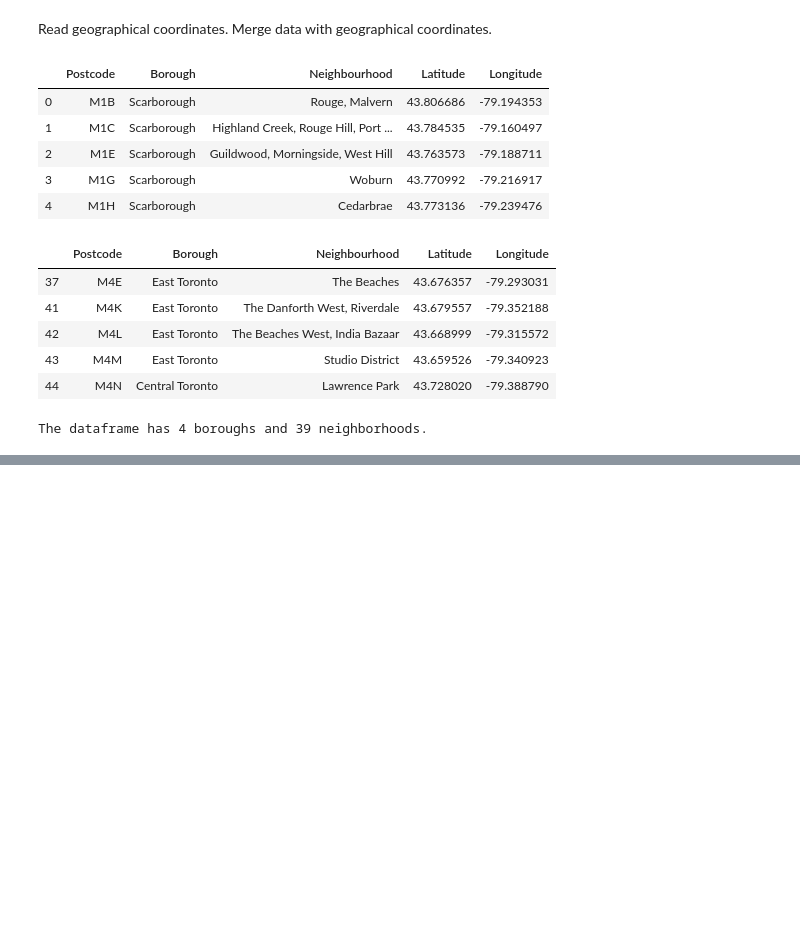
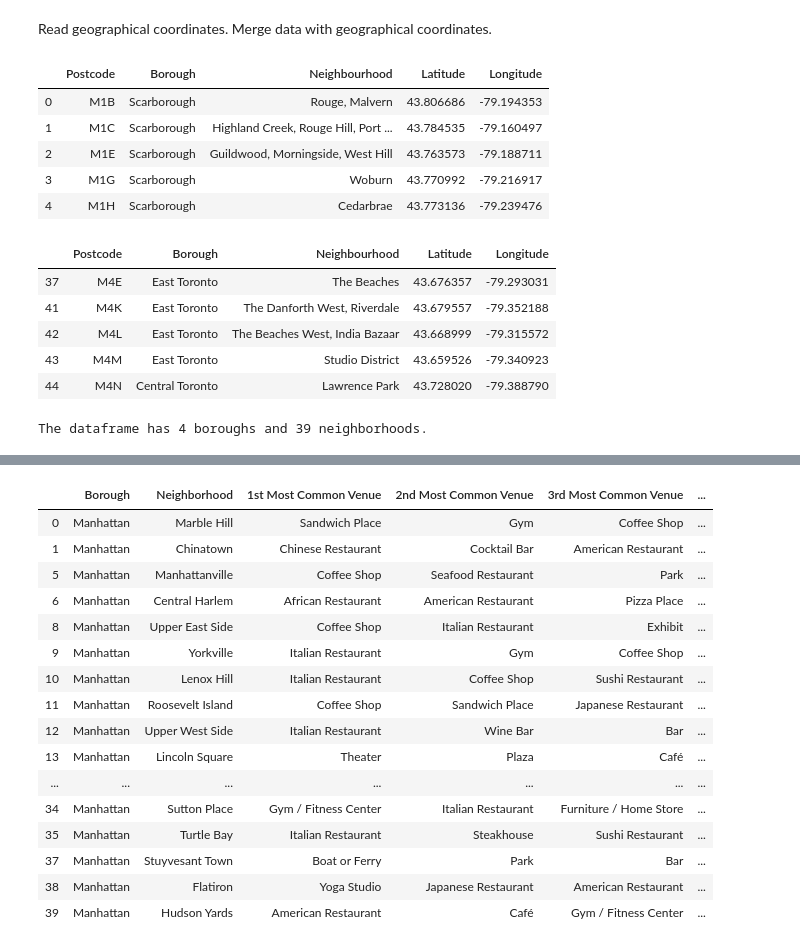
Before and after one commit to kicokicoo/Coursera_Capstone, a Jupyter notebook: The_Battle_of_Neighborhoods.ipynb, the cells around one changed output, grey strips where cells are left out. Saved outputs shown, nothing was run; the diff lists cells and outputs as text; code cells hidden in the pictures; blank space fills up the shorter version.

```diff
--- a/The_Battle_of_Neighborhoods.ipynb
+++ b/The_Battle_of_Neighborhoods.ipynb
@@ -239,0 +375,3 @@ def getNearbyVenues(names, latitudes, longitudes):
+# %%
+Data_grouped = Data_onehot.groupby(['Borough','Neighborhood']).mean().reset_index()
+Data_grouped
@@ -239,0 +398,6 @@ def getNearbyVenues(names, latitudes, longitudes):
+# %%
+def return_most_common_venues(row, num_top_venues):
+    row_categories = row.iloc[2:]
+    row_categories_sorted = row_categories.sort_values(ascending=False)
+
+    return row_categories_sorted.index.values[0:num_top_venues]
@@ -239,0 +482,20 @@ def getNearbyVenues(names, latitudes, longitudes):
+# %%
+Alldata_merged.loc[Alldata_merged['Cluster Labels'] == 1, Alldata_merged.columns[[0] + [1] + list(range(5, Alldata_merged.shape[1]))]]
+# %% [output]
+|  | Borough | Neighborhood | 1st Most Common Venue | 2nd Most Common Venue | 3rd Most Common Venue | ... |
+| 0 | Manhattan | Marble Hill | Sandwich Place | Gym | Coffee Shop | ... |
+| 1 | Manhattan | Chinatown | Chinese Restaurant | Cocktail Bar | American Restaurant | ... |
+| 5 | Manhattan | Manhattanville | Coffee Shop | Seafood Restaurant | Park | ... |
+| 6 | Manhattan | Central Harlem | African Restaurant | American Restaurant | Pizza Place | ... |
+| 8 | Manhattan | Upper East Side | Coffee Shop | Italian Restaurant | Exhibit | ... |
+| 9 | Manhattan | Yorkville | Italian Restaurant | Gym | Coffee Shop | ... |
+| 10 | Manhattan | Lenox Hill | Italian Restaurant | Coffee Shop | Sushi Restaurant | ... |
+| 11 | Manhattan | Roosevelt Island | Coffee Shop | Sandwich Place | Japanese Restaurant | ... |
+| 12 | Manhattan | Upper West Side | Italian Restaurant | Wine Bar | Bar | ... |
+| 13 | Manhattan | Lincoln Square | Theater | Plaza | Café | ... |
+| ... | ... | ... | ... | ... | ... | ... |
+| 34 | Manhattan | Sutton Place | Gym / Fitness Center | Italian Restaurant | Furniture / Home Store | ... |
+| 35 | Manhattan | Turtle Bay | Italian Restaurant | Steakhouse | Sushi Restaurant | ... |
+| 37 | Manhattan | Stuyvesant Town | Boat or Ferry | Park | Bar | ... |
+| 38 | Manhattan | Flatiron | Yoga Studio | Japanese Restaurant | American Restaurant | ... |
+| 39 | Manhattan | Hudson Yards | American Restaurant | Café | Gym / Fitness Center | ... |
```
Also changed, not shown: parts of 43 cells of this notebook, 2 other files.
